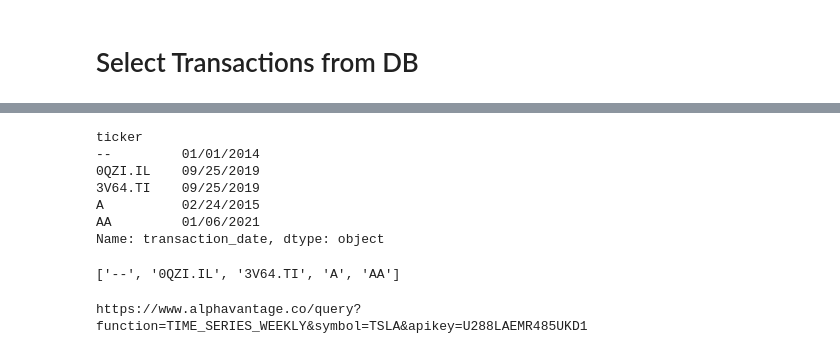
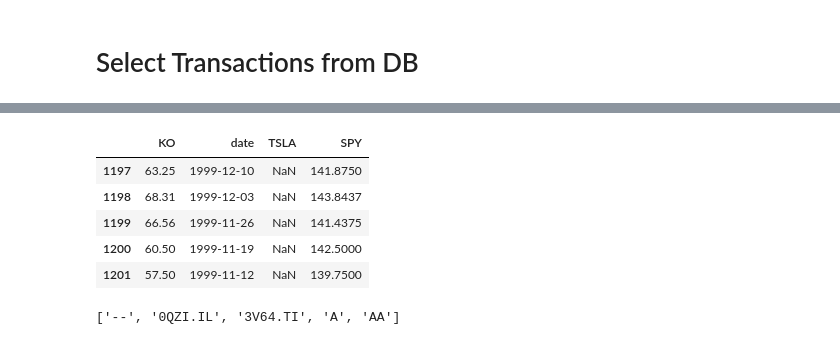
Before and after one commit to MattTheEconomist/Senator-Investments-ETL, a Jupyter notebook: Historical Prices.ipynb, the cells around one changed output, grey strips where cells are left out. Drawn from its saved outputs; the diff is of its cells as text; code cells hidden in the pictures.

```diff
--- a/Historical Prices.ipynb
+++ b/Historical Prices.ipynb
@@ -39,30 +136,33 @@ df.head()
+# %%
+
+def mergeFrames(frame1, frame2):
+    rows1 = frame1.shape[0]
+    rows2 = frame2.shape[0]
+
+    # always merge left against the bigger frame
+    if rows1 >= rows2:
+        largeFrame, shortFrame = frame1, frame2
+    else:
+        largeFrame, shortFrame = frame2, frame1
+
+    rez = largeFrame.merge(shortFrame, how='left', on='date')
+
+    return rez
+
+
+temp = mergeFrames(koFrame, tslaFrame)
+temp = mergeFrames(temp, spyFrame)
+temp.tail()
+# %% [output]
+|  | KO | date | TSLA | SPY |
+| 1197 | 63.25 | 1999-12-10 | NaN | 141.8750 |
+| 1198 | 68.31 | 1999-12-03 | NaN | 143.8437 |
+| 1199 | 66.56 | 1999-11-26 | NaN | 141.4375 |
+| 1200 | 60.50 | 1999-11-19 | NaN | 142.5000 |
+| 1201 | 57.50 | 1999-11-12 | NaN | 139.7500 |
 # %%
-dateSer = df.groupby("ticker")['transaction_date'].min()
-dateSer.head()
+dateSer = transactions.groupby("ticker")['transaction_date'].min()
+allTickers = list(dateSer.index)
+allTickers[:5]
 # %% [output]
-ticker
---         01/01/2014
-0QZI.IL    09/25/2019
-3V64.TI    09/25/2019
-A          02/24/2015
-AA         01/06/2021
-Name: transaction_date, dtype: object
+['--', '0QZI.IL', '3V64.TI', 'A', 'AA']
-# %%
-allTickers = list(dateSer.index)
-allTickers[:5]
-# %% [output]
-['--', '0QZI.IL', '3V64.TI', 'A', 'AA']
-# %%
-load_dotenv()
-
-apiKey = os.getenv('apiKey')
-
-# tick = 'KO'
-# tick = 'IBM'
-tick = 'TSLA'
-
-testEndpoint =f"https://www.alphavantage.co/query?function=TIME_SERIES_WEEKLY&symbol={tick}&apikey={apiKey}"
-
-print(testEndpoint)
-# %% [output]
-https://www.alphavantage.co/query?function=TIME_SERIES_WEEKLY&symbol=TSLA&apikey=U288LAEMR485UKD1
```
Also changed, not shown: parts of 18 cells of this notebook.
